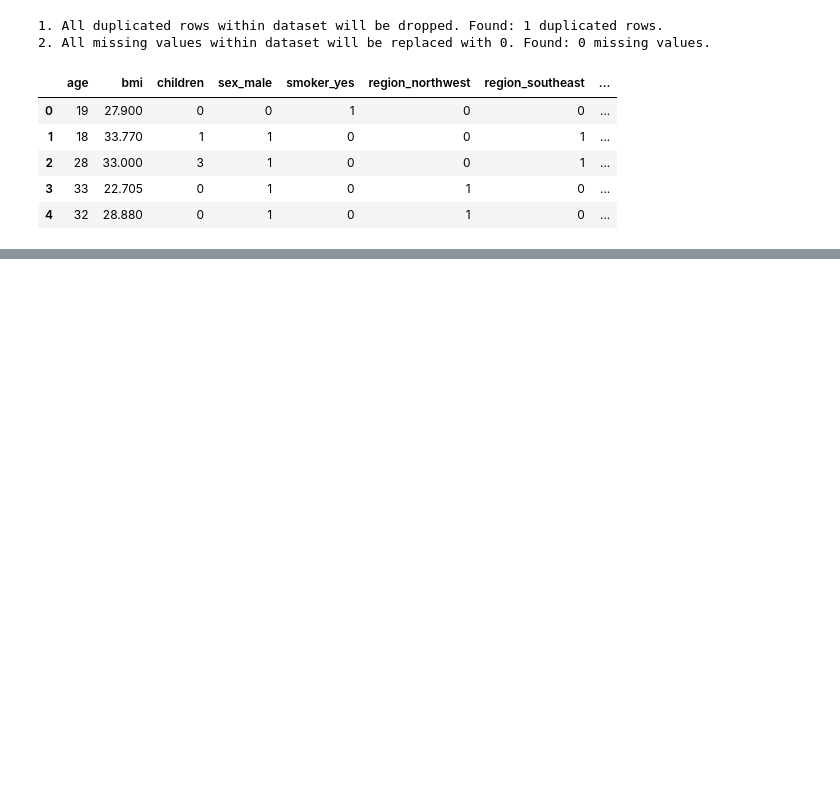
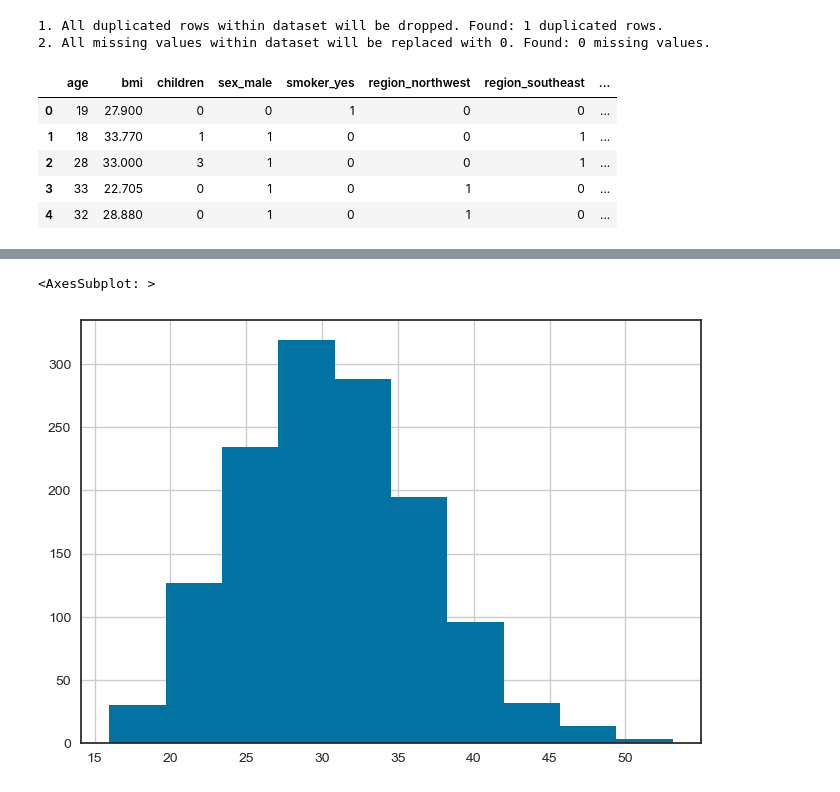
Before and after one commit to infoshareacademy/jdszr8-mmpk, a Jupyter notebook: ML/models/XGB_MZ_v1.ipynb, the cells around one changed output, grey strips where cells are left out. Drawn from its saved outputs; the diff is of its cells as text; code cells hidden in the pictures; blank space fills up the shorter version.

Commit message:
updated version including  clusterization of predictions

```diff
--- a/ML/models/XGB_MZ_v1.ipynb
+++ b/ML/models/XGB_MZ_v1.ipynb
@@ -170,3 +175,7 @@ Text(0.5, 0, 'Round')
 # %%
 # Predict the model
 y_pred = xgb_r.predict(X_test)
+# %%
+column_values = ['prediction']
+# %%
+prediction = pd.DataFrame(data=y_pred, columns=column_values)
@@ -172,0 +198,2 @@ y_pred = xgb_r.predict(X_test)
+# %%
+df_viz1 = df_raw.join(prediction)
@@ -172,0 +232,17 @@ y_pred = xgb_r.predict(X_test)
+# %%
+def obese(col):
+    if col > 30:
+        return 'Obese'
+    elif col <= 30 and col > 25:
+        return 'Fat'
+    elif col <= 25 and col > 18.5:
+        return 'Normal'
+    else:
+        return 'Skinny'
+
+df_viz1['bmi_fe'] = df_viz1['bmi'].apply(obese)
+# %%
+df_viz1.bmi.hist()
+# %% [output]
+<AxesSubplot: >
+[figure, added]
```
Also changed, not shown: parts of 24 cells of this notebook.
